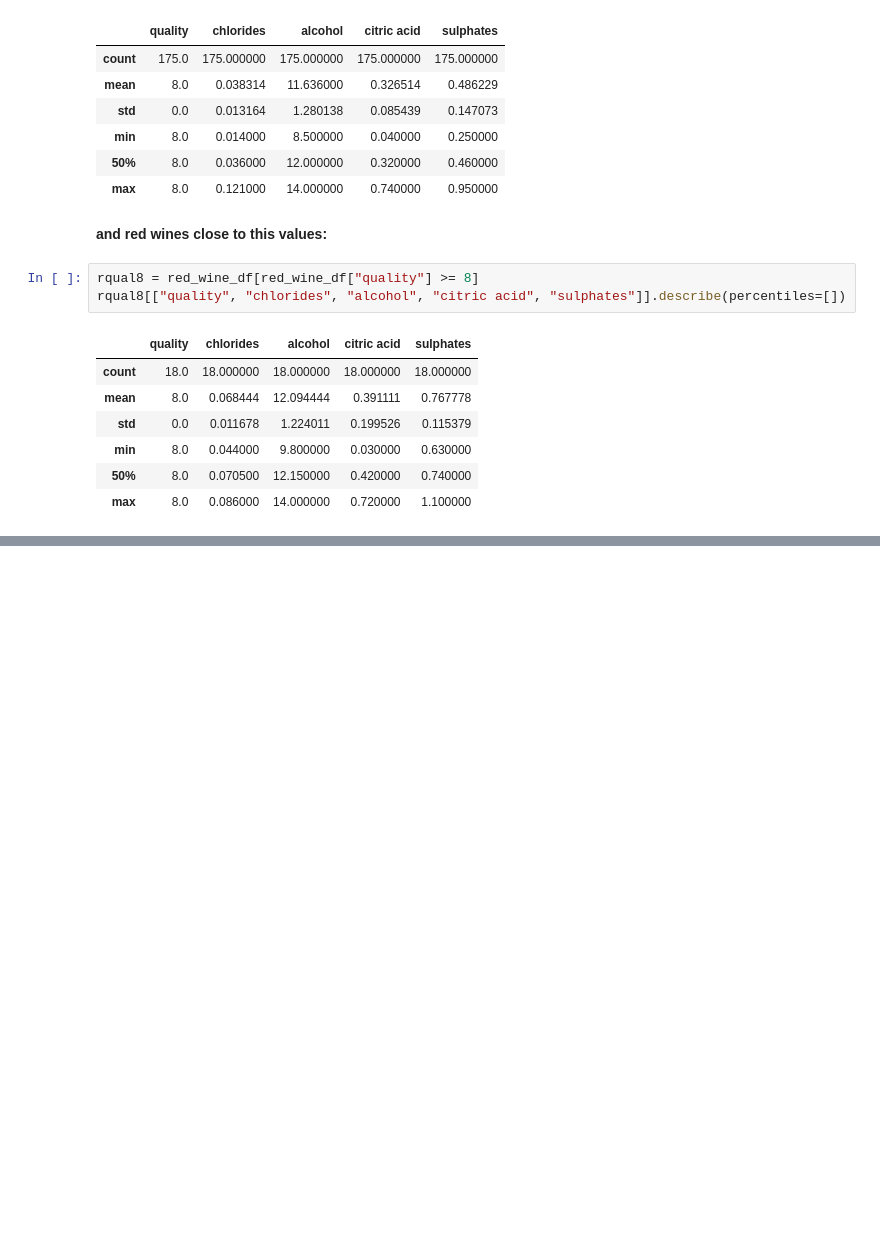
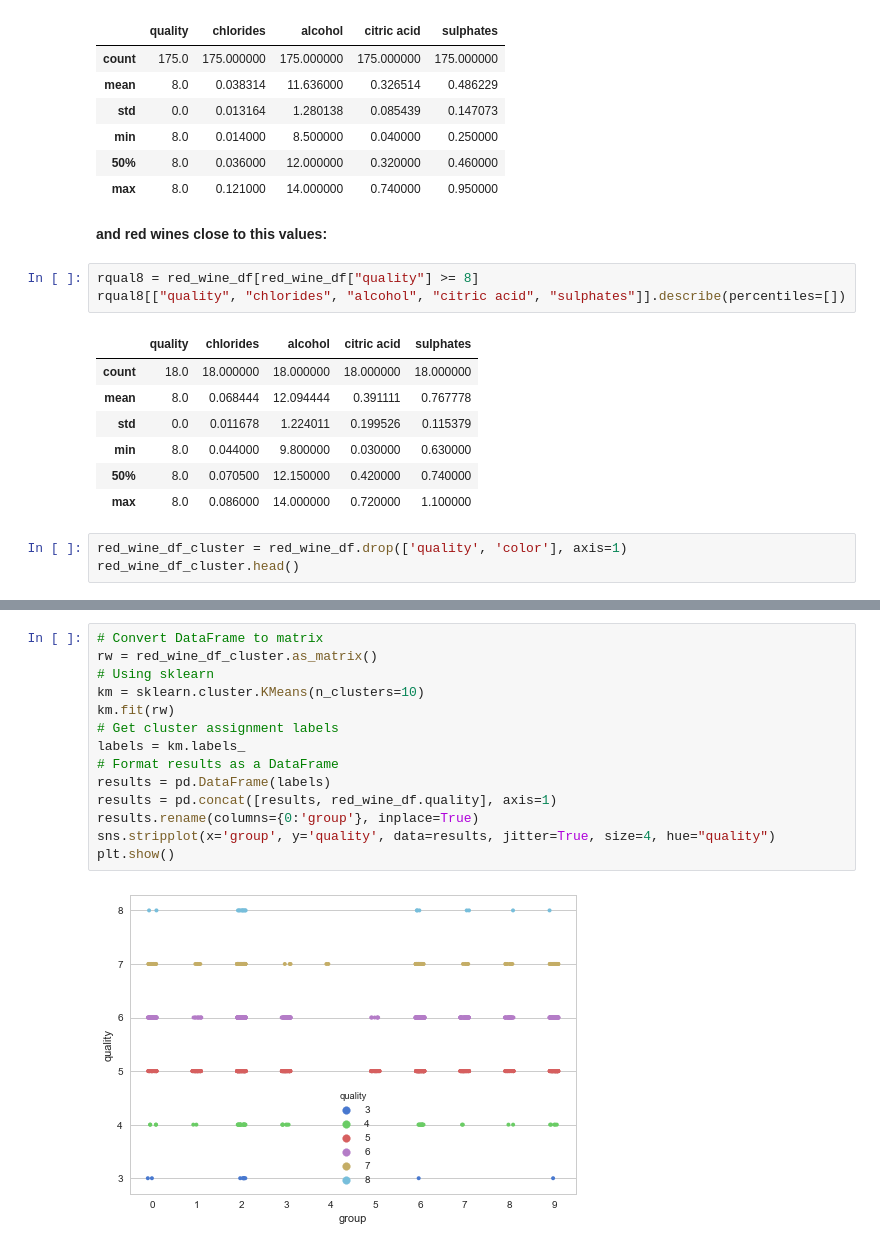
Before and after one commit to simonneutert/wine_quality_data, a Jupyter notebook: Wine Quality Analysis.ipynb, the cells around one changed output, grey strips where cells are left out. Cells and saved outputs as stored; diff of their text form; blank space fills up the shorter version.

Commit message:
cluster experiments

```diff
--- a/Wine Quality Analysis.ipynb
+++ b/Wine Quality Analysis.ipynb
@@ -609,3 +611,6 @@ rqual8[["quality", "chlorides", "alcohol", "citric acid", "sulphates"]].describe
 | min | 8.0 | 0.044000 | 9.800000 | 0.030000 | 0.630000 |
 | 50% | 8.0 | 0.070500 | 12.150000 | 0.420000 | 0.740000 |
 | max | 8.0 | 0.086000 | 14.000000 | 0.720000 | 1.100000 |
+# %%
+red_wine_df_cluster = red_wine_df.drop(['quality', 'color'], axis=1)
+red_wine_df_cluster.head()
@@ -611,0 +624,16 @@ rqual8[["quality", "chlorides", "alcohol", "citric acid", "sulphates"]].describe
+# %%
+# Convert DataFrame to matrix
+rw = red_wine_df_cluster.as_matrix()
+# Using sklearn
+km = sklearn.cluster.KMeans(n_clusters=10)
+km.fit(rw)
+# Get cluster assignment labels
+labels = km.labels_
+# Format results as a DataFrame
+results = pd.DataFrame(labels)
+results = pd.concat([results, red_wine_df.quality], axis=1)
+results.rename(columns={0:'group'}, inplace=True)
+sns.stripplot(x='group', y='quality', data=results, jitter=True, size=4, hue="quality")
+plt.show()
+# %% [output]
+[figure, added]
```
Also changed, not shown: parts of 10 cells of this notebook.
